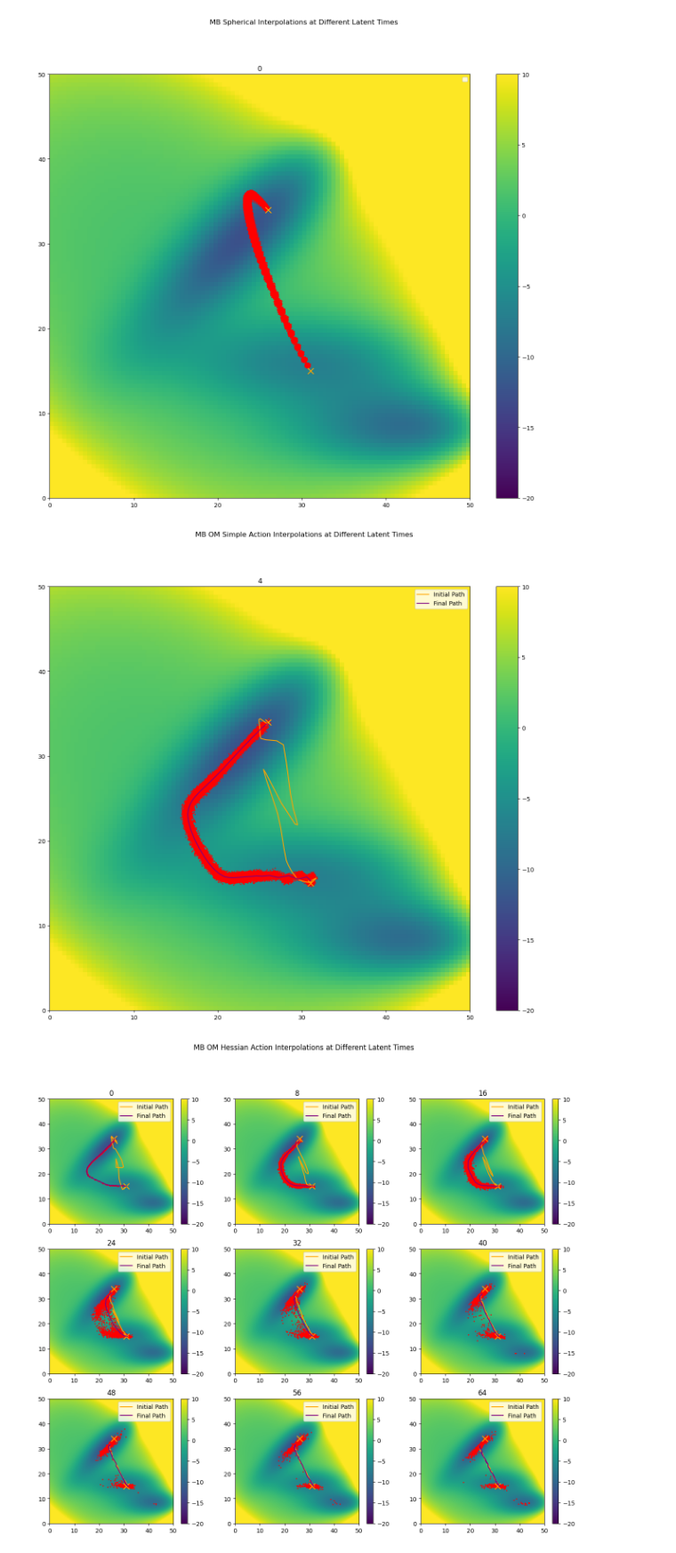
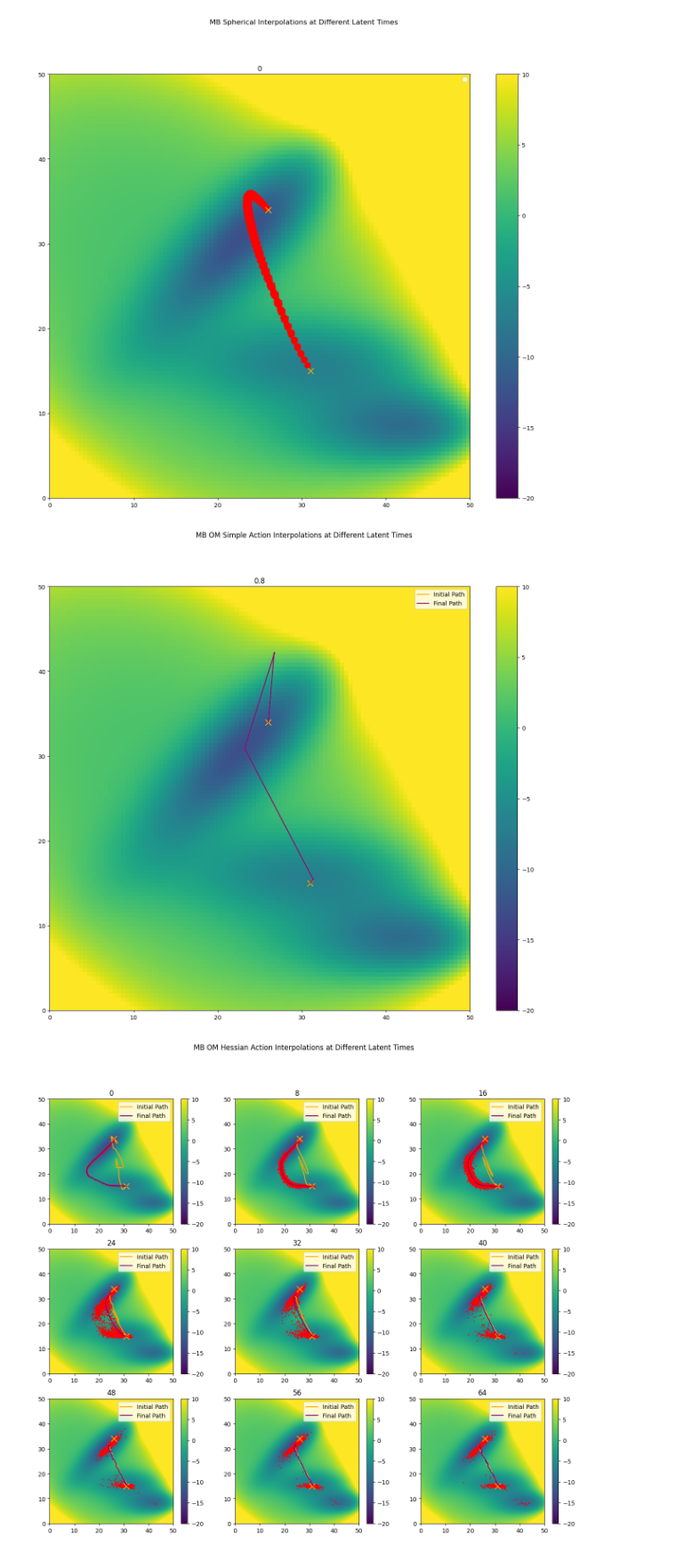
Before and after one commit to michael-psenka/OM-TPS, a Jupyter notebook: train_flowmatch_mb.ipynb, the cells around one changed output. Shown at 89% size. Cells and saved outputs as stored; diff of their text form; code cells hidden in the pictures.

```diff
--- a/train_flowmatch_mb.ipynb
+++ b/train_flowmatch_mb.ipynb
@@ -722,12 +824,12 @@ from src.utils import validate_git_status
 
 # Training config
 config = {
-    "n_epochs": 50,
+    "n_epochs": 100,
     "batch_size": 4096,
-    "num_steps": 256,
-    "lr": 3e-4,
+    "num_steps": 20,
+    "lr": 0.001,
     "force_supervision_level": None,
-    "mlp_hidden_dim": 256,
+    "mlp_hidden_dim": 512,
     "conservative": False
 }
 
@@ -739,7 +841,7 @@ if not DISABLE_GIT_CHECK:
     validate_git_status()
 
 device = torch.device(torch.cuda.current_device())
-mlp = MLP(3, config["mlp_hidden_dim"], 2, device, conservative=config["conservative"]).to(device).to(torch.float32)
+mlp = MLP(input_dim=2, time_dim=1, hidden_dim=config["mlp_hidden_dim"]).to(device)
 model = MBFlowMatchingModel(mlp, num_steps = config["num_steps"], device = device).to(device).to(torch.float32)
 
 if not DISABLE_WANDB_LOGGING:
@@ -748,7 +850,7 @@ if not DISABLE_WANDB_LOGGING:
     wandb.watch(mlp)
 
 # Train model
-train_losses, test_losses = train_mb_diffusion(train_dataset, test_dataset, model, n_epochs = config["n_epochs"], \
+train_losses, test_losses = train_mb_diffusion_alt(train_dataset, test_dataset, model, n_epochs = config["n_epochs"], \
                                                 lr = config["lr"], batch_size = config["batch_size"], device = device, \
                                                 force_supervision_level = config["force_supervision_level"])
 
@@ -877,25 +978,25 @@ save_multi_scatter_2d(get_numpy(samples.reshape(len(latent_times), -1, 2)), late
 # %%
 # om interpolation in diffusion space - SimpleAction
 latent_times = torch.linspace(0, 64, 9).to(torch.long).to(device)
-latent_times = [4]
-mlp = MLP(3, 256, 2, device, act = F.gelu).to(device).to(torch.float32)
-mlp.load_state_dict(torch.load("/data/shared/models/om/mb_diffusion_model_gelu.pt"))
-model = MBDiffusionModel(mlp, num_steps = 256, device = device).to(device).to(torch.float32)
-out = [model.om_interpolation(x1, x2, path_length=50, num_paths = 1000, latent_time=time, om_steps = 1000, lr = 2e-1, subsample_points_percent=None, subsample_dimensions_percent=None) for time in latent_times]
+latent_times = [0.8]
+mlp = MLP(input_dim=2, time_dim=1, hidden_dim=config["mlp_hidden_dim"]).to(device)
+mlp.load_state_dict(torch.load("mb_flowmatching_model.pt"))
+model = MBFlowMatchingModel(mlp, num_steps = 256, device = device).to(device).to(torch.float32)
+out = [model.om_interpolation(x1, x2, path_length=50, num_paths = 1000, latent_time=time, om_steps = 1000, lr = 2e-1, subsample_points_percent=None, subsample_dimensions_percent=None, dt=0.5) for time in latent_times]
 
 samples, paths, actions, grad_ratios = zip(*out)
 samples = torch.stack(samples) # [9 x num_paths x path_length x 2]
 samples = samples*std + mean
 samples = get_numpy(samples.reshape(len(latent_times), -1, 2))
 
 paths = torch.stack([torch.stack(p) for p in paths]) #[9 x om_steps/save_every x num_paths x path_length x 2]
 paths = paths*std + mean
 
 paths = get_numpy(paths.mean(dim = 2)) # average over paths
 
 save_multi_scatter_2d(samples, latent_times, title = "MB OM Simple Action Interpolations at Different Latent Times", paths = paths)
 # %% [output]
-[figure, old version]
+[figure, new version]
 # %%
 #  om interpolation in diffusion space - S2Action
 mlp = MLP(3, 256, 2, device).to(device).to(torch.float32)
```
Also changed, not shown: parts of 7 cells of this notebook, 2 other files.
